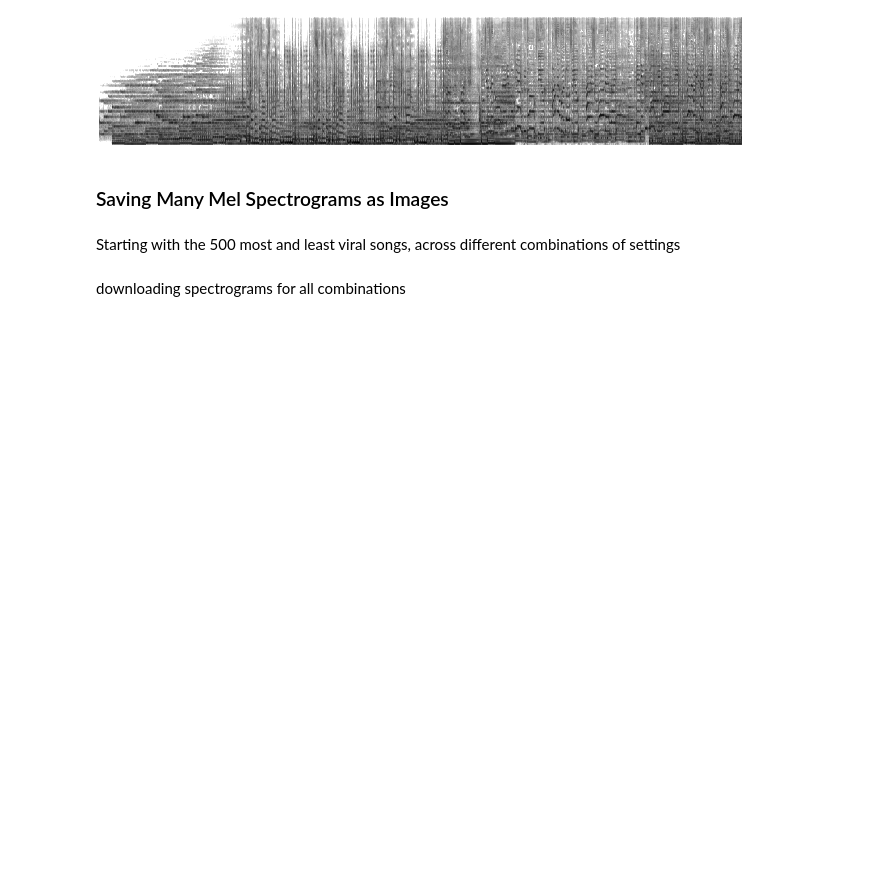
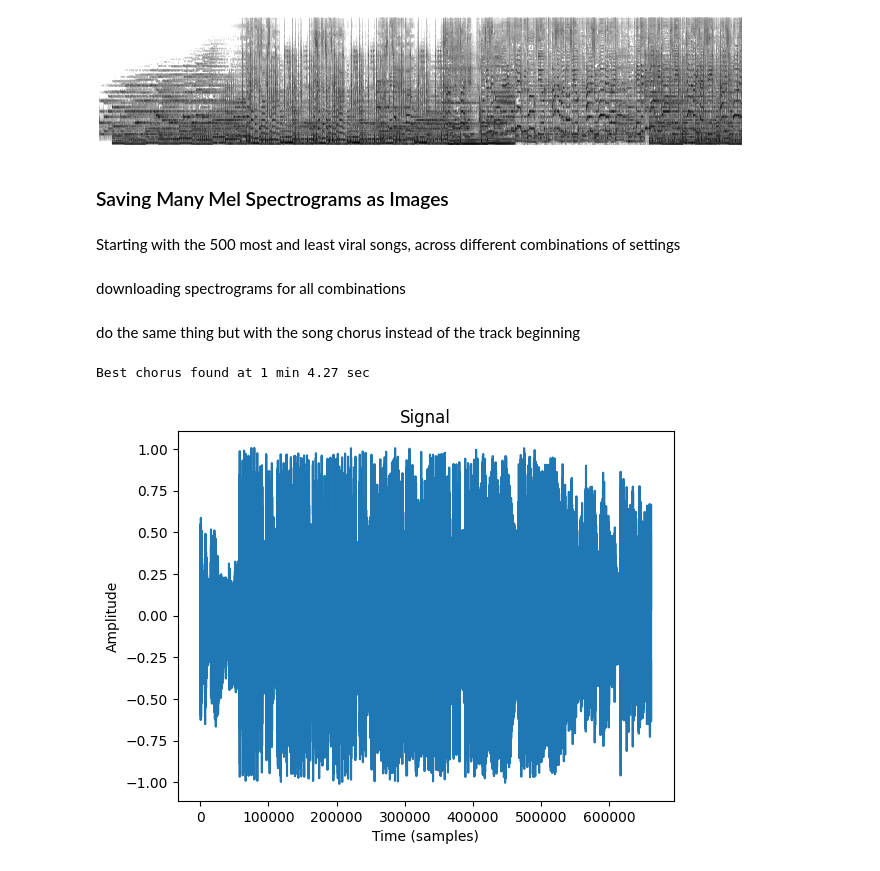
Before and after one commit to omersideman/ai-project, a Jupyter notebook: notebooks/data_processing_cnn.ipynb, the cells around one changed output. Cells and saved outputs as stored; diff of their text form; code cells hidden in the pictures; blank space fills up the shorter version.

Commit message:
added chorus finder

```diff
--- a/notebooks/data_processing_cnn.ipynb
+++ b/notebooks/data_processing_cnn.ipynb
@@ -121,0 +108,11 @@ for res in ["low", "high"]:
+# %% [markdown]
+do the same thing but with the song chorus instead of the track beginning
+# %%
+# example
+chorus_start = find_chorus(example_audio_path, duration = 30)
+y, sr = librosa.load(example_audio_path, offset=chorus_start, sr=SR, mono=True, duration=30) # type: ignore
+
+plot_audio_wave(y)
+# %% [output]
+Best chorus found at 1 min 4.27 sec
+[figure, added]
```
Also changed, not shown: parts of 12 cells of this notebook, 3 other files.
